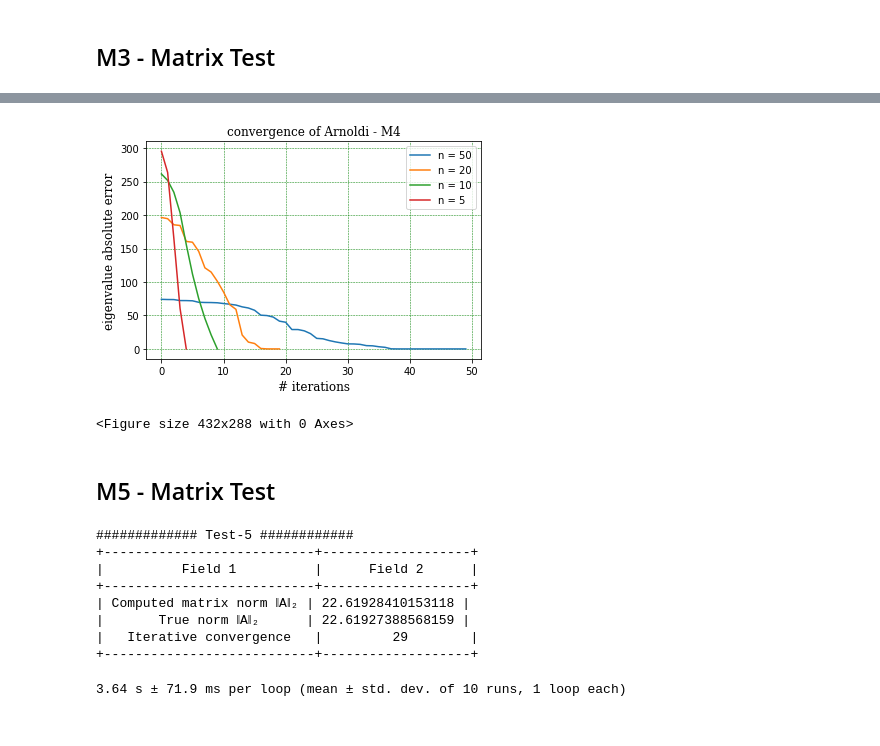
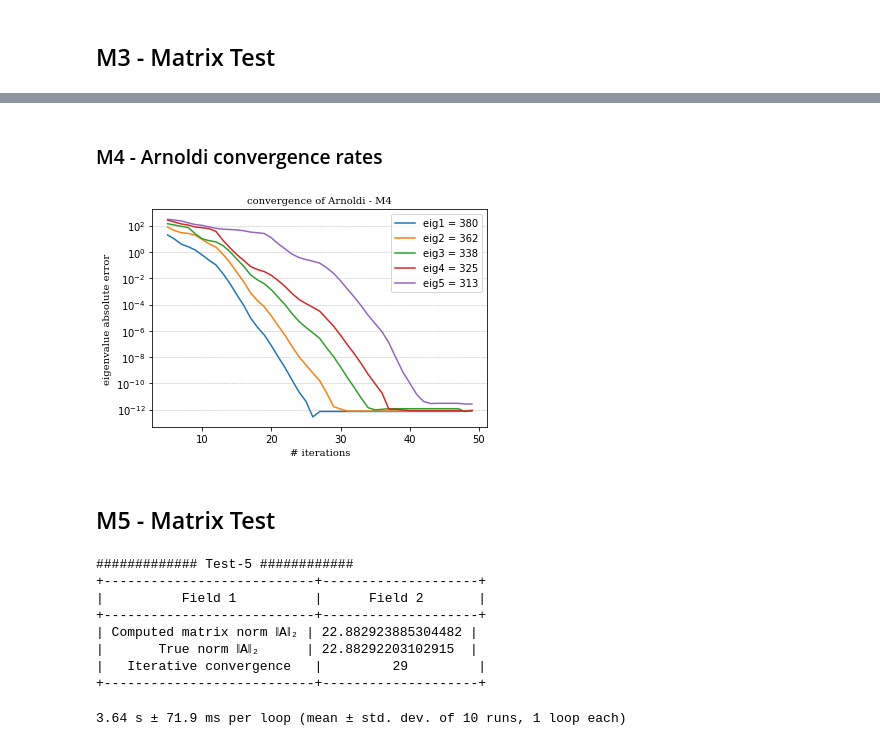
Before and after one commit to joetelila/CM-2Norm_matrix_problem, a Jupyter notebook: Arnoldi/arnoldi_test.ipynb, the cells around one changed output, grey strips where cells are left out. Drawn from its saved outputs; the diff is of its cells as text; code cells hidden in the pictures.

Commit message:
improvement on convergence

```diff
--- a/Arnoldi/arnoldi_test.ipynb
+++ b/Arnoldi/arnoldi_test.ipynb
@@ -77,9 +76,9 @@ np.sqrt(np.linalg.norm(prod, ord=2))
 # exact eigenvalues x
 x,w =eig(prod)
 
-# Exctracting the top 5 eigenvalue(Ritz values  λ) while changing the number of itration i.e n = 5,10,15,20,25,30,35,40
+# Exctracting the top 5 eigenvalue(Ritz values  λ) while changing the number of itration i.e n = 5 to 50
 ritz_values_perItration = []
-for i in range(5,45,5):
+for i in range(5,50):
     H_i = arnoldi_iteration(prod, x0_m1, i)
     ritz_values = QR_algorithm(H_i)
     ritz_values_perItration.append(ritz_values[:5])
@@ -87,7 +86,7 @@ for i in range(5,45,5):
 # Arranging Ritz values by picking Ritz values  form each itration
 eigs = []
 for i in range (5):
-    for j in range(8):
+    for j in range(45):
         eigs.append(ritz_values_perItration[j][i])
 
 
@@ -160,24 +161,24 @@ x,w =eig(prod)
 
 # Exctracting the top 5 eigenvalue(Ritz values  λ) while changing the number of itration i.e n = 5,10,15,20,25,30,35,40
 ritz_values_perItration = []
-for i in range(5,45,5):
-    H_i = arnoldi_iteration(prod, x0_m1, i)
+for i in range(5,20):
+    H_i = arnoldi_iteration(prod, x0_m2, i)
     ritz_values = QR_algorithm(H_i)
     ritz_values_perItration.append(ritz_values[:5])
 
 # Arranging Ritz values by picking Ritz values  form each itration
 eigs = []
 for i in range (5):
-    for j in range(8):
+    for j in range(15):
         eigs.append(ritz_values_perItration[j][i])
 
 
 eigs = np.array_split(np.array(eigs),5)
 
 # convergence rates (as absolute errors |x−λ|) as a function of the number of iterations
-error_eigs = []
+error_eigs_m2 = []
 for i in range(5):
-    error_eigs.append(abs(x[i] - eigs[i]))
+    error_eigs_m2.append(abs(x[i] - eigs[i]))
 # %%
 import matplotlib.pyplot as plt
 import numpy as np
@@ -374,0 +332,2 @@ errors_m4_n5.sort(reverse=True)
+# %% [markdown]
+### M4 - Arnoldi convergence rates
@@ -375,33 +360,28 @@ errors_m4_n5.sort(reverse=True)
 # %%
 import matplotlib.pyplot as plt
 import numpy as np
-font1 = {'family':'serif','color':'black','size':12}
 
-xpoints = list(range(0,len(errors_m4_n50)))
-ypoints = errors_m4_n50
-xpoints2 = list(range(0,len(errors_m4_n20)))
-ypoints2 = errors_m4_n20
-xpoints3 = list(range(0,len(errors_m4_n10)))
-ypoints3 = errors_m4_n10
-xpoints4 = list(range(0,len(errors_m4_n5)))
-ypoints4 = errors_m4_n5
-#plt.ticklabel_format(style='sci',scilimits=(-3,4),axis='y')
-plt.plot(xpoints, ypoints,label = "n = 50")
-plt.plot(xpoints2, ypoints2,label = "n = 20")
-plt.plot(xpoints3, ypoints3,label = "n = 10")
-plt.plot(xpoints4, ypoints4,label = "n = 5")
-#plt.yscale('symlog', linthreshy=0.01)
-#plt.yscale('log')
+font1 = {'family':'serif','color':'black','size':10}
+
+x = list(range(5,50))
+y,y2,y3,y4,y5 =  [error_eigs_m4[i] for i in range(5)]
+
+
+plt.plot(x, y,label  = "eig1 = 380")
+plt.plot(x, y2,label = "eig2 = 362")
+plt.plot(x, y3,label = "eig3 = 338")
+plt.plot(x, y4,label = "eig4 = 325")
+plt.plot(x, y5,label = "eig5 = 313")
+plt.yscale('log')
 plt.legend()
 plt.title("convergence of Arnoldi - M4", fontdict = font1,loc = 'center')
 plt.xlabel("# iterations", fontdict = font1)
 plt.ylabel("eigenvalue absolute error", fontdict = font1)
-plt.grid(color = 'green', linestyle = '--', linewidth = 0.5)
+plt.grid(True, 'major', 'y', ls='--', lw=.5, c='k', alpha=.3)
+plt.savefig('M4.png')
 plt.show()
-plt.savefig('M4.png')
 # %% [output]
-[figure, old version]
+[figure, new version]
-<Figure size 432x288 with 0 Axes>
 # %% [markdown]
 ## M5 - Matrix Test
 # %%
@@ -415,17 +395,17 @@ arnoldi_norm_m5 = arnoldi_norm(prod,x0_m5,30)
 matrix_norm_m5,Iterative_convergence_m5 , λ_m5 = arnoldi_norm_m5.arnoldi_norm()
 
 
-true_norm = np.sqrt(np.linalg.norm(prod, ord=2))
+true_norm = np.linalg.norm(M5, ord=2)
 table(matrix_norm_m5,true_norm,Iterative_convergence_m5)
 # %% [output]
 ############# Test-5 ############
-+---------------------------+-------------------+
-|          Field 1          |      Field 2      |
-+---------------------------+-------------------+
-| Computed matrix norm ‖A‖₂ | 22.61928410153118 |
-|       True norm ‖A‖₂      | 22.61927388568159 |
-|   Iterative convergence   |         29        |
-+---------------------------+-------------------+
++---------------------------+--------------------+
+|          Field 1          |      Field 2       |
++---------------------------+--------------------+
+| Computed matrix norm ‖A‖₂ | 22.882923885304482 |
+|       True norm ‖A‖₂      | 22.88292203102915  |
+|   Iterative convergence   |         29         |
++---------------------------+--------------------+
 # %%
 %%timeit -r 10
 # Measuring running time
```
Also changed, not shown: parts of 38 cells of this notebook.
